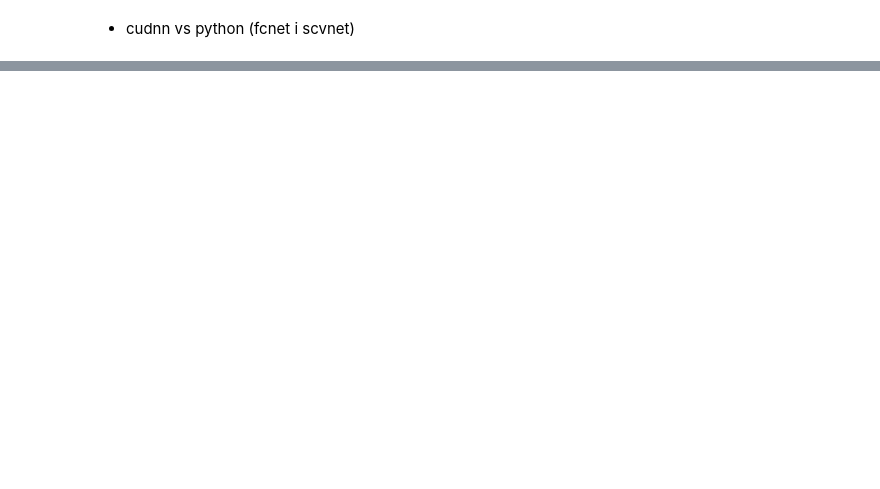
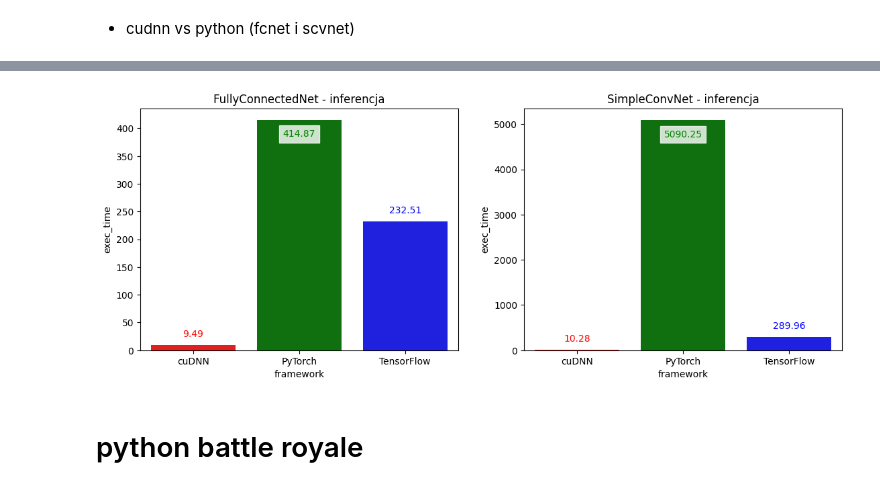
Before and after one commit to mihawb/dnn-lang-comparison, a Jupyter notebook: analysis/anlalysis.ipynb, the cells around one changed output, grey strips where cells are left out. Cells and saved outputs as stored; diff of their text form; code cells hidden in the pictures; blank space fills up the shorter version.

```diff
--- a/analysis/anlalysis.ipynb
+++ b/analysis/anlalysis.ipynb
@@ -128,0 +149,21 @@ if GENERATE_PNGS:
+# %%
+fig, axes = plt.subplots(1,2)
+fig.set_size_inches(12,5)
+fig.tight_layout(pad=4.0)
+
+sns.barplot(data=inference[(inference.model_name == 'fcnet') & (inference.framework != 'MATLAB')], x='framework', y='exec_time', ax=axes[0], palette=['r', 'g', 'b'])
+axes[0].set_title('FullyConnectedNet - inferencja')
+for x, y, c in zip(range(3), inference[(inference.model_name == 'fcnet') & (inference.framework != 'MATLAB')].exec_time, ['r', 'g', 'b']):
+	axes[0].text(x=x, y=y+(-30 if x==1 else 15), s=f'{y:.2f}', color=c, bbox={'color': 'white', 'alpha': 0.8}, ha='center')
+
+sns.barplot(data=inference[inference.model_name == 'scvnet'], x='framework', y='exec_time', ax=axes[1], palette=['r', 'g', 'b'])
+axes[1].set_title('SimpleConvNet - inferencja')
+for x, y, c in zip(range(3), inference[inference.model_name == 'scvnet'].exec_time, ['r', 'g', 'b']):
+	axes[1].text(x=x, y=y+(-380 if x==1 else 180), s=f'{y:.2f}', color=c, bbox={'color': 'white', 'alpha': 0.8}, ha='center')
+
+if GENERATE_PNGS:
+	fig.savefig('./plots/cudnn_inference.png')
+# %% [output]
+[figure, added]
+# %% [markdown]
+# python battle royale
```
Also changed, not shown: parts of 12 cells of this notebook.
